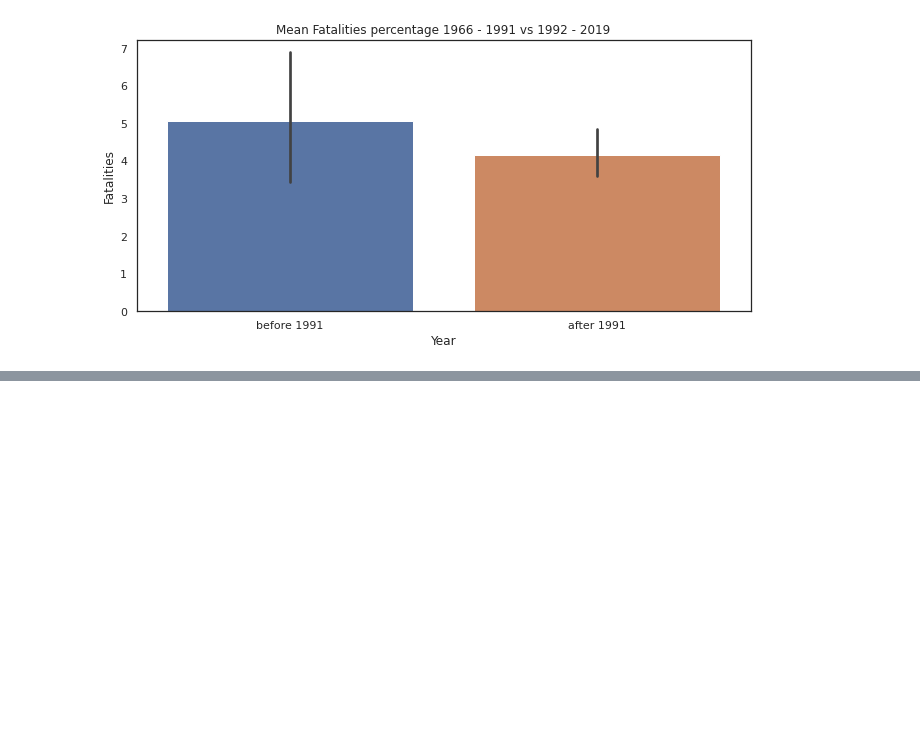
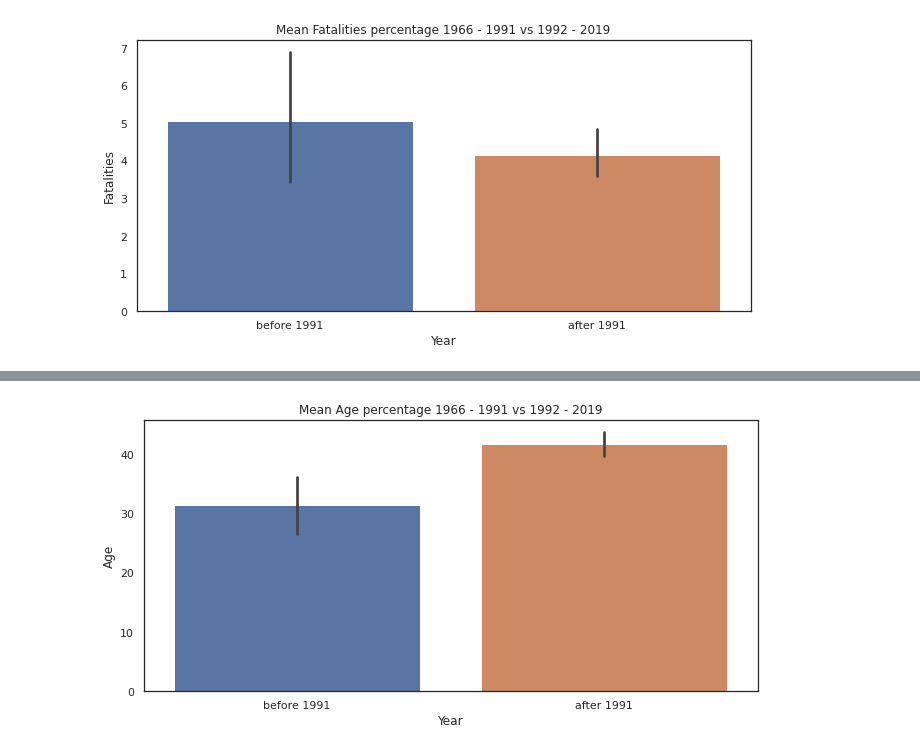
Before and after one commit to Antonio-Martinez-Sanchez/Capstone-Thinkful-Excel, a Jupyter notebook: Final_Capstone_Thinkful.ipynb, the cells around one changed output, grey strips where cells are left out. Saved outputs shown, nothing was run; the diff lists cells and outputs as text; code cells hidden in the pictures; blank space fills up the shorter version.

```diff
--- a/Final_Capstone_Thinkful.ipynb
+++ b/Final_Capstone_Thinkful.ipynb
@@ -720,0 +785,10 @@ plt.title('Mean Fatalities percentage 1966 - 1991 vs 1992 - 2019');
+# %%
+submissions_test= pd.concat([before_1991, after_1991])
+
+plt.figure(figsize = (11,5))
+sns.barplot(x="Year", y="Age", data=submissions_test)
+plt.xlabel('Year')
+plt.ylabel('Age')
+plt.title('Mean Age percentage 1966 - 1991 vs 1992 - 2019');
+# %% [output]
+[figure, added]
```
Also changed, not shown: parts of 10 cells of this notebook.
